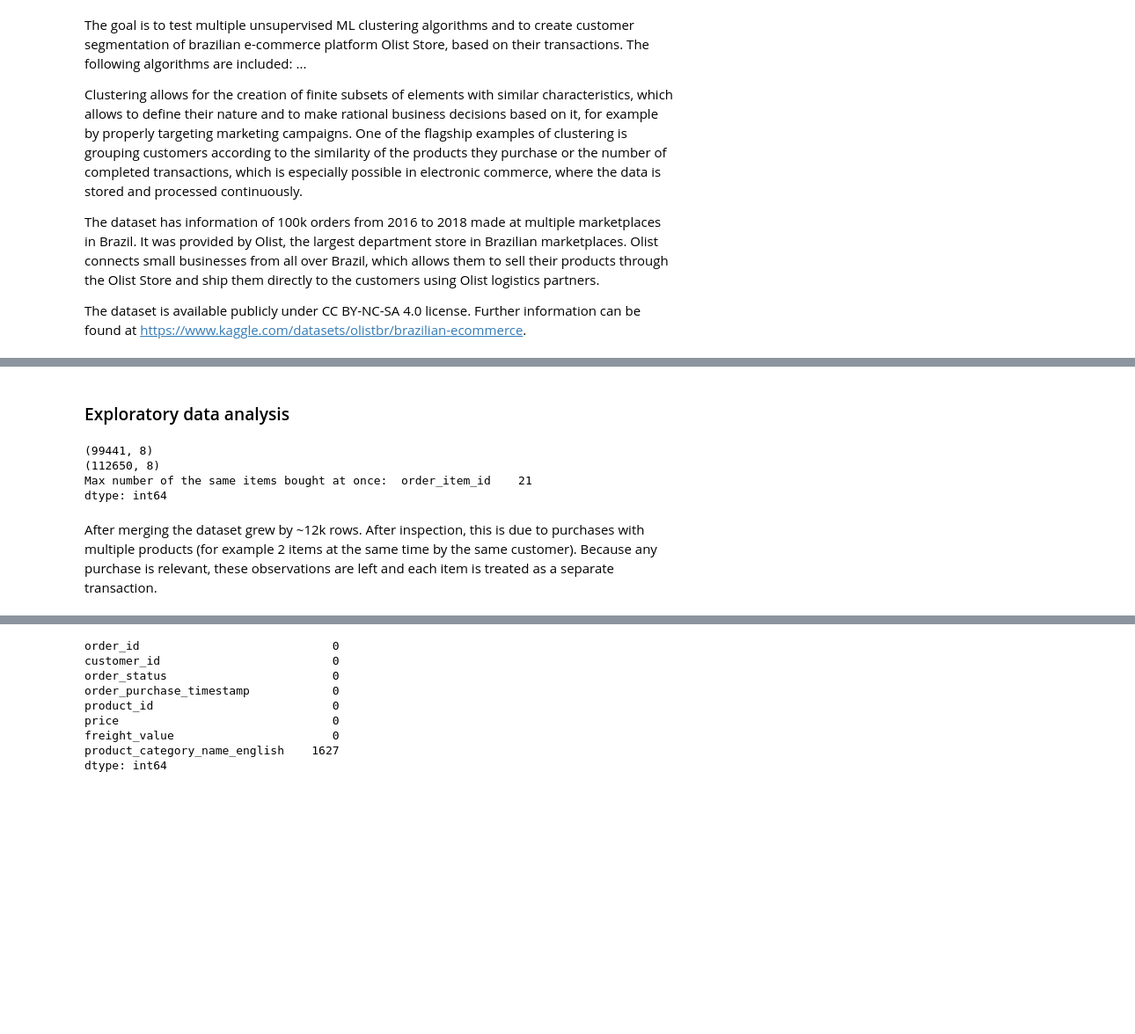
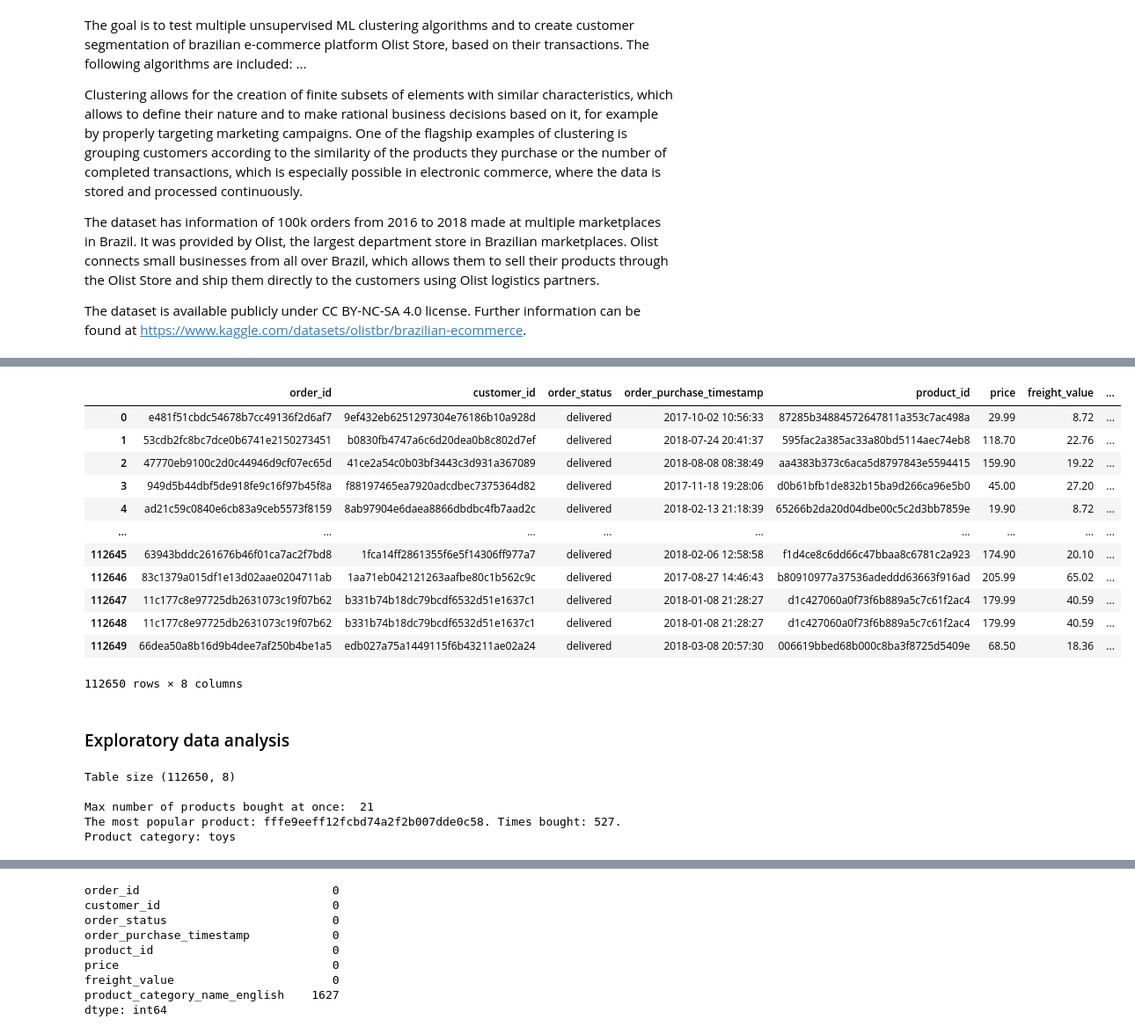
Before and after one commit to pzolnierczyk/E-commerce-Clustering, a Jupyter notebook: clustering.ipynb, the cells around one changed output, grey strips where cells are left out. Shown: that part at 88% size. Saved outputs shown, nothing was run; the diff lists cells and outputs as text; code cells hidden in the pictures; blank space fills up the shorter version.

```diff
--- a/clustering.ipynb
+++ b/clustering.ipynb
@@ -45,16 +70,33 @@ full_df.head()
+# %%
+# Filtering columns to those that will be used
+full_df = full_df[['order_id', 'customer_id', 'order_status', 'order_purchase_timestamp', 'product_id', 'price', 'freight_value','product_category_name_english']]
+full_df
+# %% [output]
+|  | order_id | customer_id | order_status | order_purchase_timestamp | product_id | price | freight_value | ... |
+| 0 | e481f51cbdc54678b7cc49136f2d6af7 | 9ef432eb6251297304e76186b10a928d | delivered | 2017-10-02 10:56:33 | 87285b34884572647811a353c7ac498a | 29.99 | 8.72 | ... |
+| 1 | 53cdb2fc8bc7dce0b6741e2150273451 | b0830fb4747a6c6d20dea0b8c802d7ef | delivered | 2018-07-24 20:41:37 | 595fac2a385ac33a80bd5114aec74eb8 | 118.70 | 22.76 | ... |
+| 2 | 47770eb9100c2d0c44946d9cf07ec65d | 41ce2a54c0b03bf3443c3d931a367089 | delivered | 2018-08-08 08:38:49 | aa4383b373c6aca5d8797843e5594415 | 159.90 | 19.22 | ... |
+| 3 | 949d5b44dbf5de918fe9c16f97b45f8a | f88197465ea7920adcdbec7375364d82 | delivered | 2017-11-18 19:28:06 | d0b61bfb1de832b15ba9d266ca96e5b0 | 45.00 | 27.20 | ... |
+| 4 | ad21c59c0840e6cb83a9ceb5573f8159 | 8ab97904e6daea8866dbdbc4fb7aad2c | delivered | 2018-02-13 21:18:39 | 65266b2da20d04dbe00c5c2d3bb7859e | 19.90 | 8.72 | ... |
+| ... | ... | ... | ... | ... | ... | ... | ... | ... |
+| 112645 | 63943bddc261676b46f01ca7ac2f7bd8 | 1fca14ff2861355f6e5f14306ff977a7 | delivered | 2018-02-06 12:58:58 | f1d4ce8c6dd66c47bbaa8c6781c2a923 | 174.90 | 20.10 | ... |
+| 112646 | 83c1379a015df1e13d02aae0204711ab | 1aa71eb042121263aafbe80c1b562c9c | delivered | 2017-08-27 14:46:43 | b80910977a37536adeddd63663f916ad | 205.99 | 65.02 | ... |
+| 112647 | 11c177c8e97725db2631073c19f07b62 | b331b74b18dc79bcdf6532d51e1637c1 | delivered | 2018-01-08 21:28:27 | d1c427060a0f73f6b889a5c7c61f2ac4 | 179.99 | 40.59 | ... |
+| 112648 | 11c177c8e97725db2631073c19f07b62 | b331b74b18dc79bcdf6532d51e1637c1 | delivered | 2018-01-08 21:28:27 | d1c427060a0f73f6b889a5c7c61f2ac4 | 179.99 | 40.59 | ... |
+| 112649 | 66dea50a8b16d9b4dee7af250b4be1a5 | edb027a75a1449115f6b43211ae02a24 | delivered | 2018-03-08 20:57:30 | 006619bbed68b000c8ba3f8725d5409e | 68.50 | 18.36 | ... |
+112650 rows × 8 columns
 # %% [markdown]
 ### Exploratory data analysis
-# %%
-# Shape:
-for df in [dt_orders, full_df]:
-    print(df.shape)
-
-print("Max number of the same items bought at once: ", dt_items[['order_id', 'order_item_id']].groupby(['order_id']).count().max())
-# %% [output]
-(99441, 8)
-(112650, 8)
-Max number of the same items bought at once:  order_item_id    21
-dtype: int64
-# %% [markdown]
-After merging the dataset grew by ~12k rows. After inspection, this is due to purchases with multiple products (for example 2 items at the same time by the same customer).
-Because any purchase is relevant, these observations are left and each item is treated as a separate transaction.
+# %%
+# Shape:
+for df in [full_df]:
+    print('Table size {}'.format(df.shape))
+
+print("\nMax number of products bought at once: ", dt_items[['order_item_id']].max()[0])
+# print("\nMax number of products bought at once: ",  dt_items['order_item_id'].value_counts().max())
+print("The most popular product: {}. Times bought: {}. Product category: {}".format(dt_items[['product_id']].max()[0], dt_items['product_id'].value_counts().max(), full_df[full_df.product_id=='fffe9eeff12fcbd74a2f2b007dde0c58']['product_category_name_english'].item()))
+# %% [output]
+Table size (112650, 8)
+
+Max number of products bought at once:  21
+The most popular product: fffe9eeff12fcbd74a2f2b007dde0c58. Times bought: 527. Product category: toys
```
Also changed, not shown: parts of 33 cells of this notebook.
